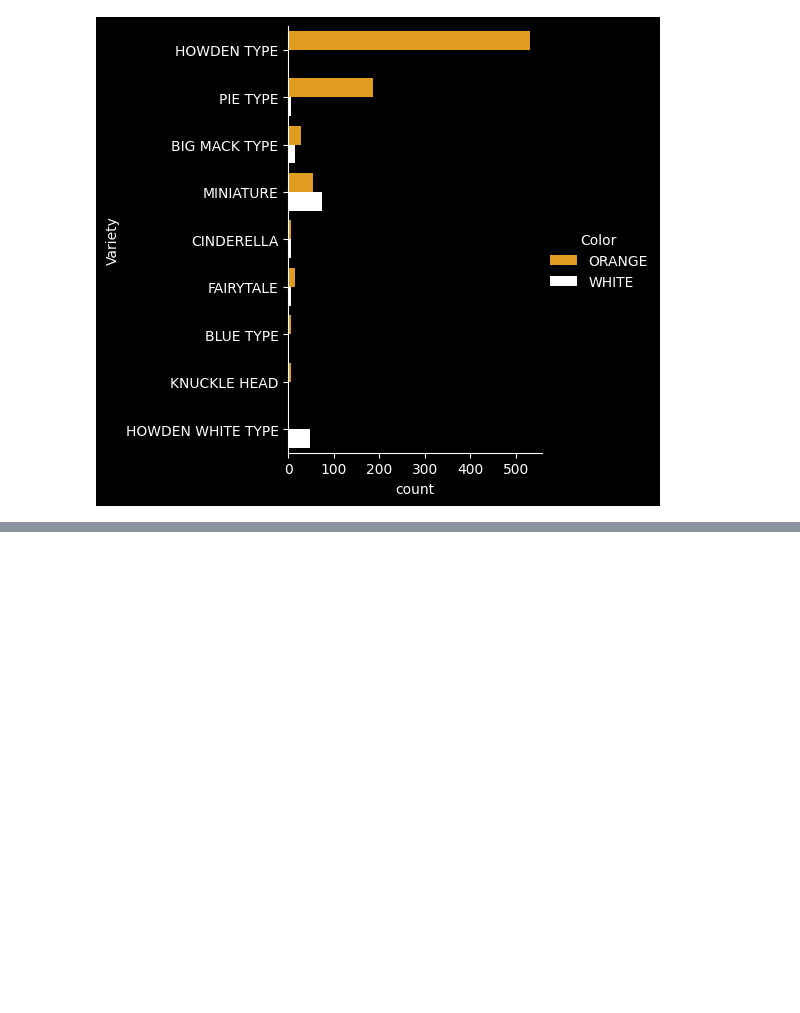
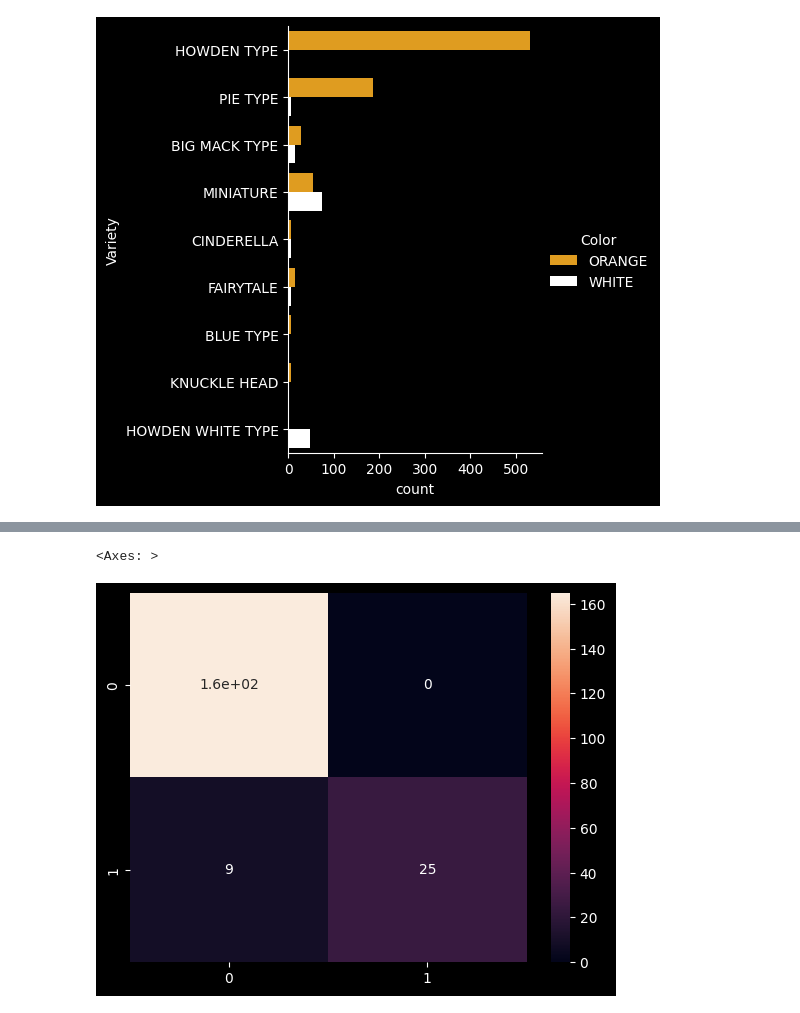
Before and after one commit to omarelwaliely/datascience, a Jupyter notebook: microsoft_beginner_ml/pumpkin_analysis/pumpkin_regression.ipynb, the cells around one changed output, grey strips where cells are left out. Cells and saved outputs as stored; diff of their text form; code cells hidden in the pictures; blank space fills up the shorter version.

```diff
--- a/microsoft_beginner_ml/pumpkin_analysis/pumpkin_regression.ipynb
+++ b/microsoft_beginner_ml/pumpkin_analysis/pumpkin_regression.ipynb
@@ -358,0 +417,4 @@ encoded_features
+# %%
+X = encoded_pumpkins[encoded_pumpkins.columns.difference(['Color'])] #take every column except color
+y = encoded_pumpkins['Color']
+X_train, X_test, y_train, y_test = train_test_split(X, y, test_size=0.2)
@@ -358,0 +426,5 @@ encoded_features
+# %%
+pred_log = model_log.predict(X_test)
+print(classification_report(y_test, pred_log))
+print('Predicted labels: ', pred_log)
+print('F1-score: ', f1_score(y_test, pred_log))
@@ -358,0 +448,6 @@ encoded_features
+# %%
+cm = confusion_matrix(y_test, pred_log)
+sns.heatmap(cm, annot=True)
+# %% [output]
+<Axes: >
+[figure, added]
```
Also changed, not shown: parts of 27 cells of this notebook.
